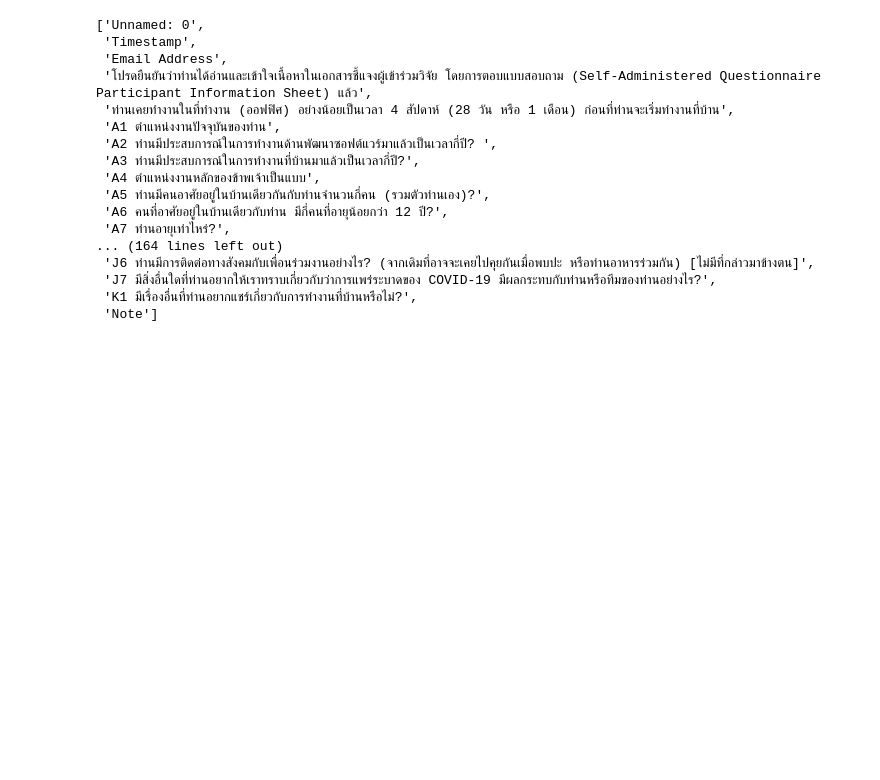
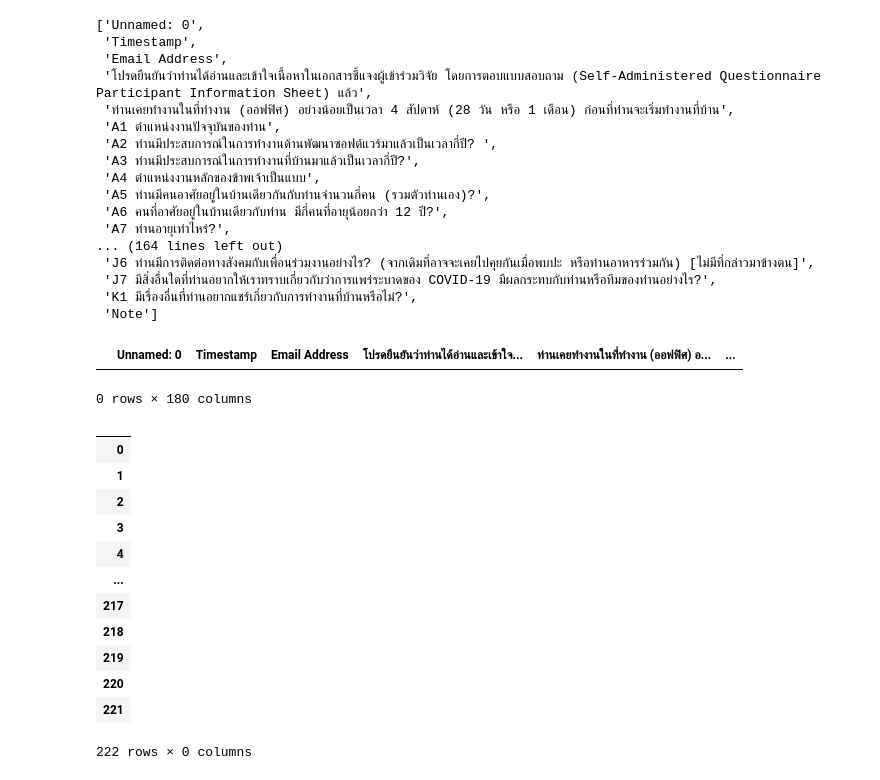
Before and after one commit to morakotch/pandemic_programming, a Jupyter notebook: data/SEcovid19-datapreprocessing.ipynb, the cells around one changed output. Saved outputs shown, nothing was run; the diff lists cells and outputs as text; code cells hidden in the pictures; blank space fills up the shorter version.

```diff
--- a/data/SEcovid19-datapreprocessing.ipynb
+++ b/data/SEcovid19-datapreprocessing.ipynb
@@ -42,3 +42,24 @@ covid_df.columns.tolist()
  'J7 มีสิ่งอื่นใดที่ท่านอยากให้เราทราบเกี่ยวกับว่าการแพร่ระบาดของ COVID-19 มีผลกระทบกับท่านหรือทีมของท่านอย่างไร?',
  'K1 มีเรื่องอื่นที่ท่านอยากแชร์เกี่ยวกับการทำงานที่บ้านหรือไม่?',
  'Note']
+# %%
+covid_df[covid_df.duplicated(keep=False)]
+# %% [output]
+|  | Unnamed: 0 | Timestamp | Email Address | โปรดยืนยันว่าท่านได้อ่านและเข้าใจ... | ท่านเคยทำงานในที่ทำงาน (ออฟฟิศ) อ... | ... |
+0 rows × 180 columns
+# %%
+covid_df.T[covid_df.T.duplicated(keep=False)].T
+# %% [output]
+|  |
+| 0 |
+| 1 |
+| 2 |
+| 3 |
+| 4 |
+| ... |
+| 217 |
+| 218 |
+| 219 |
+| 220 |
+| 221 |
+222 rows × 0 columns
```
Also changed, not shown: parts of 3 cells of this notebook, 3 other files.
